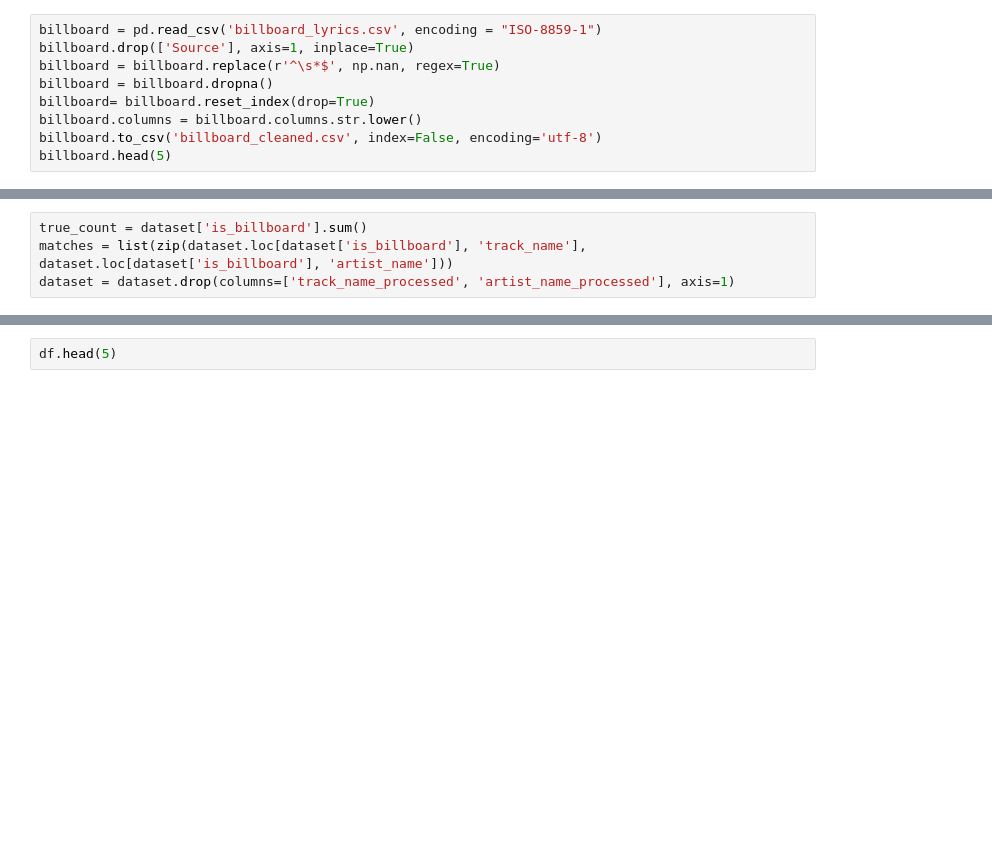
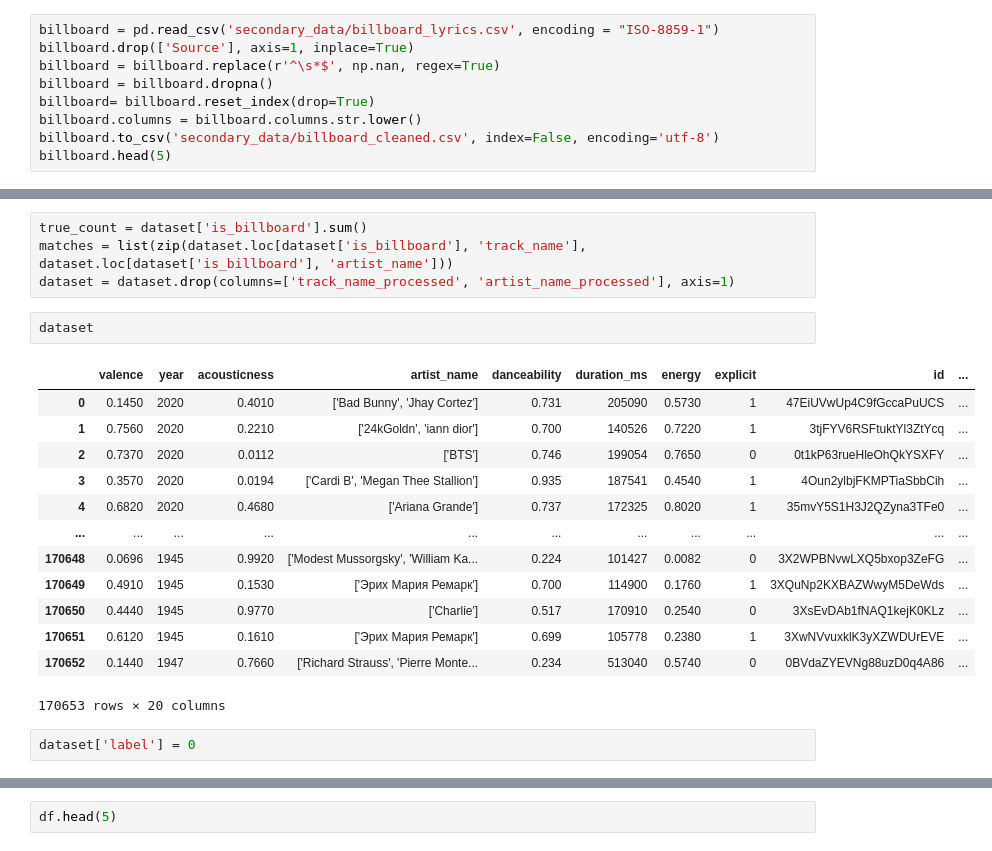
Before and after one commit to deskaprogramuje/BDA_doable_songs, a Jupyter notebook: preprocessing.ipynb, the cells around one changed output, grey strips where cells are left out. Saved outputs shown, nothing was run; the diff lists cells and outputs as text; blank space fills up the shorter version.

Commit message:
3 datasets

```diff
--- a/preprocessing.ipynb
+++ b/preprocessing.ipynb
@@ -3,13 +3,13 @@ import pandas as pd
 import numpy as np
 import sklearn
 # %%
-billboard = pd.read_csv('billboard_lyrics.csv', encoding = "ISO-8859-1")
+billboard = pd.read_csv('secondary_data/billboard_lyrics.csv', encoding = "ISO-8859-1")
 billboard.drop(['Source'], axis=1, inplace=True)
 billboard = billboard.replace(r'^\s*$', np.nan, regex=True)
 billboard = billboard.dropna()
 billboard= billboard.reset_index(drop=True)
 billboard.columns = billboard.columns.str.lower()
-billboard.to_csv('billboard_cleaned.csv', index=False, encoding='utf-8')
+billboard.to_csv('secondary_data/billboard_cleaned.csv', index=False, encoding='utf-8')
 billboard.head(5)
 # %% [output]
 |  | rank | song | artist | year | lyrics |
@@ -111,3 +111,21 @@ dataset['is_billboard'] = dataset.apply(lambda row: (row['track_name_processed']
 true_count = dataset['is_billboard'].sum()
 matches = list(zip(dataset.loc[dataset['is_billboard'], 'track_name'], dataset.loc[dataset['is_billboard'], 'artist_name']))
 dataset = dataset.drop(columns=['track_name_processed', 'artist_name_processed'], axis=1)
+# %%
+dataset
+# %% [output]
+|  | valence | year | acousticness | artist_name | danceability | duration_ms | energy | explicit | id | ... |
+| 0 | 0.1450 | 2020 | 0.4010 | ['Bad Bunny', 'Jhay Cortez'] | 0.731 | 205090 | 0.5730 | 1 | 47EiUVwUp4C9fGccaPuUCS | ... |
+| 1 | 0.7560 | 2020 | 0.2210 | ['24kGoldn', 'iann dior'] | 0.700 | 140526 | 0.7220 | 1 | 3tjFYV6RSFtuktYl3ZtYcq | ... |
+| 2 | 0.7370 | 2020 | 0.0112 | ['BTS'] | 0.746 | 199054 | 0.7650 | 0 | 0t1kP63rueHleOhQkYSXFY | ... |
+| 3 | 0.3570 | 2020 | 0.0194 | ['Cardi B', 'Megan Thee Stallion'] | 0.935 | 187541 | 0.4540 | 1 | 4Oun2ylbjFKMPTiaSbbCih | ... |
+| 4 | 0.6820 | 2020 | 0.4680 | ['Ariana Grande'] | 0.737 | 172325 | 0.8020 | 1 | 35mvY5S1H3J2QZyna3TFe0 | ... |
+| ... | ... | ... | ... | ... | ... | ... | ... | ... | ... | ... |
+| 170648 | 0.0696 | 1945 | 0.9920 | ['Modest Mussorgsky', 'William Ka... | 0.224 | 101427 | 0.0082 | 0 | 3X2WPBNvwLXQ5bxop3ZeFG | ... |
+| 170649 | 0.4910 | 1945 | 0.1530 | ['Эрих Мария Ремарк'] | 0.700 | 114900 | 0.1760 | 1 | 3XQuNp2KXBAZWwyM5DeWds | ... |
+| 170650 | 0.4440 | 1945 | 0.9770 | ['Charlie'] | 0.517 | 170910 | 0.2540 | 0 | 3XsEvDAb1fNAQ1kejK0KLz | ... |
+| 170651 | 0.6120 | 1945 | 0.1610 | ['Эрих Мария Ремарк'] | 0.699 | 105778 | 0.2380 | 1 | 3XwNVvuxklK3yXZWDUrEVE | ... |
+| 170652 | 0.1440 | 1947 | 0.7660 | ['Richard Strauss', 'Pierre Monte... | 0.234 | 513040 | 0.5740 | 0 | 0BVdaZYEVNg88uzD0q4A86 | ... |
+170653 rows × 20 columns
+# %%
+dataset['label'] = 0
```
Also changed, not shown: parts of 5 cells of this notebook, 4 other files.
